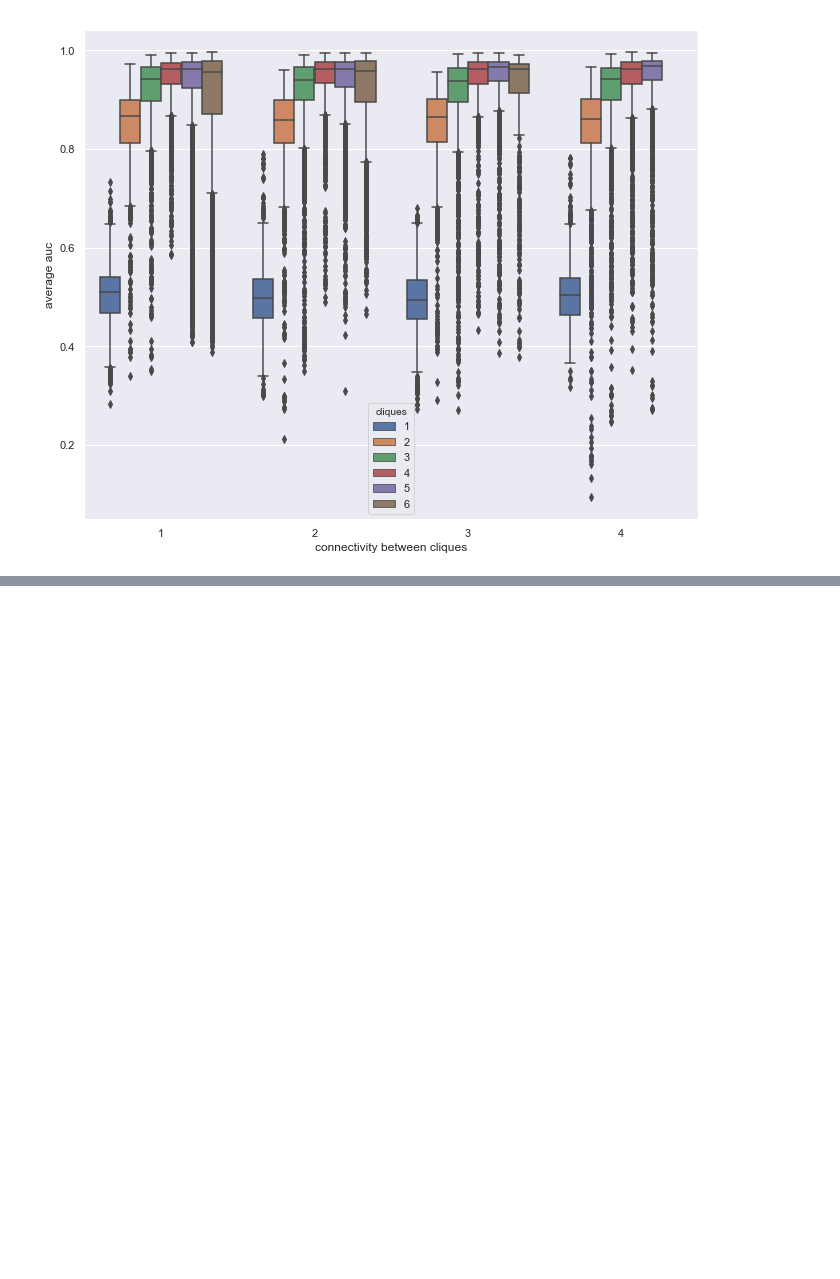
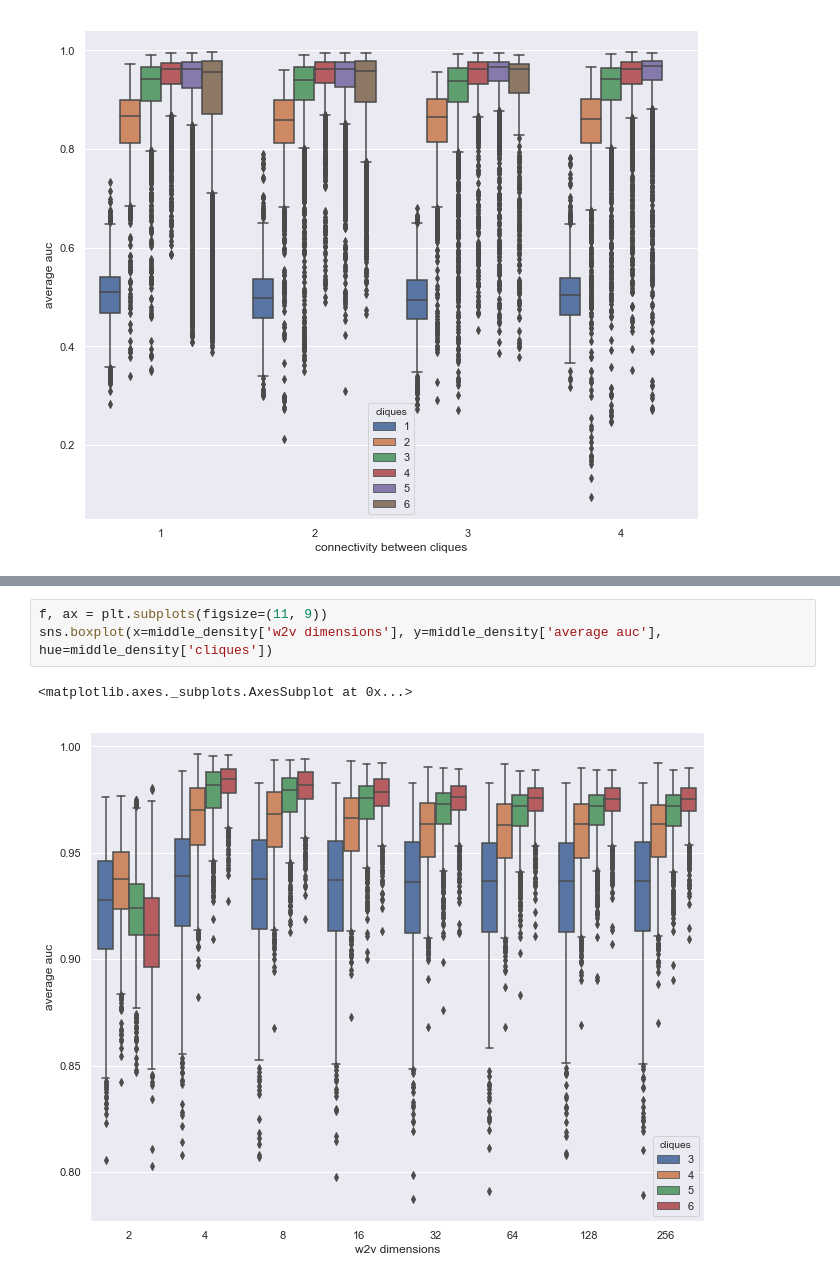
Before and after one commit to cbbruss/graph_embed, a Jupyter notebook: notebooks/Graph_Embeddings_Hyperparameters_Exploration.ipynb, the cells around one changed output, grey strips where cells are left out. Cells and saved outputs as stored; diff of their text form; blank space fills up the shorter version.

```diff
--- a/notebooks/Graph_Embeddings_Hyperparameters_Exploration.ipynb
+++ b/notebooks/Graph_Embeddings_Hyperparameters_Exploration.ipynb
@@ -54,0 +79,6 @@ sns.boxplot(x=results_df['connectivity between cliques'], y=results_df['average
+# %%
+f, ax = plt.subplots(figsize=(11, 9))
+sns.boxplot(x=middle_density['w2v dimensions'], y=middle_density['average auc'], hue=middle_density['cliques'])
+# %% [output]
+<matplotlib.axes._subplots.AxesSubplot at 0x...>
+[figure, added]
```
Also changed, not shown: parts of 7 cells of this notebook.
